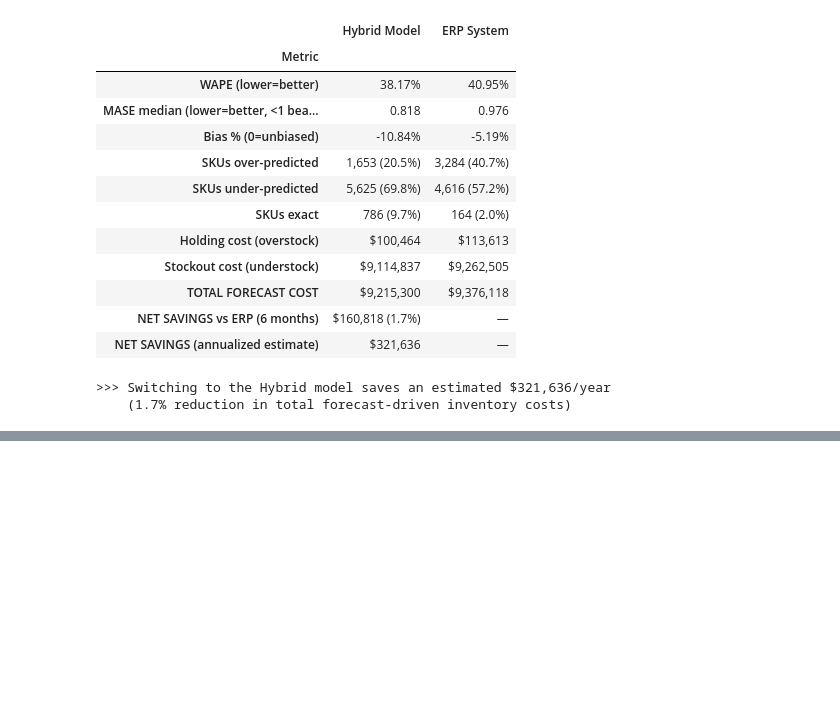
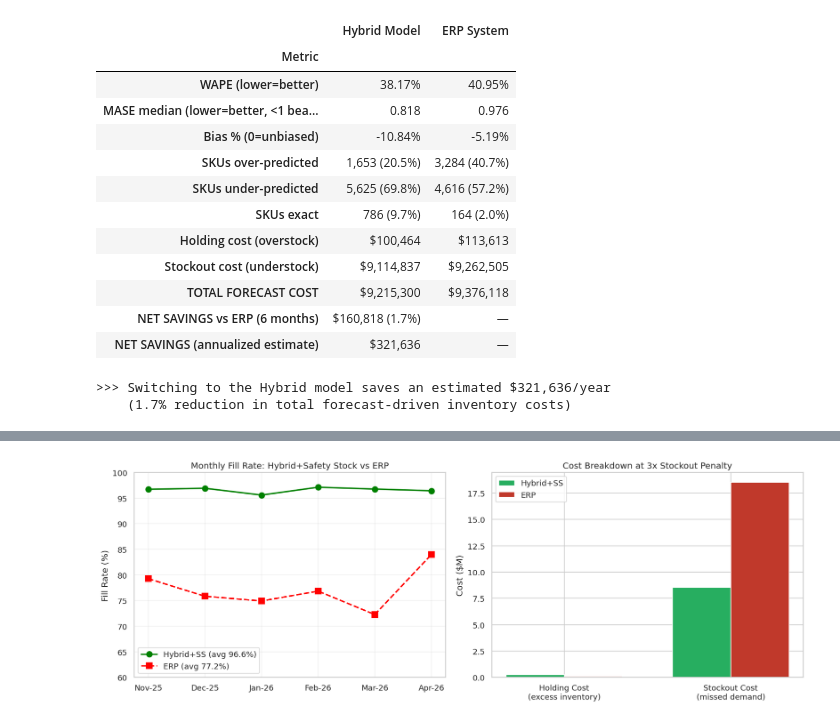
Before and after one commit to Maestro12345-hoax/gic, a Jupyter notebook: improved/final_v2.ipynb, the cells around one changed output, grey strips where cells are left out. Saved outputs shown, nothing was run; the diff lists cells and outputs as text; code cells hidden in the pictures; blank space fills up the shorter version.

```diff
--- a/improved/final_v2.ipynb
+++ b/improved/final_v2.ipynb
@@ -1464,0 +1597,16 @@ EXECUTIVE SUMMARY: Hybrid Model vs ERP System
+# %%
+print("FILL RATE: % of actual demand met")
+print(f"\n{'Month':<10} {'Hybrid+SS':<14} {'ERP':<14} {'Gap':<10}")
+print("-" * 48)
+avg_h_fill, avg_s_fill = 0, 0
+for j, t_idx in enumerate(TEST_INDICES):
+    mo = cal_months[t_idx].strftime("%b-%y")
+    h_fill = np.minimum(hybrid_augmented[:, j], actual_test[:, j]).sum() / max(actual_test[:, j].sum(), 1) * 100
+    s_fill = np.minimum(sys_test[:, j], actual_test[:, j]).sum() / max(actual_test[:, j].sum(), 1) * 100
+    avg_h_fill += h_fill; avg_s_fill += s_fill
+    print(f"{mo:<10} {h_fill:.1f}%{'':<8} {s_fill:.1f}%{'':<8} {h_fill-s_fill:+.1f}pp")
+
+avg_h_fill /= len(TEST_INDICES); avg_s_fill /= len(TEST_INDICES)
+print(f"{'AVERAGE':<10} {avg_h_fill:.1f}%{'':<8} {avg_s_fill:.1f}%{'':<8} {avg_h_fill-avg_s_fill:+.1f}pp")
+print(f"\n>>> Hybrid+SS achieves {avg_h_fill:.1f}% fill rate vs ERP's {avg_s_fill:.1f}%")
+print(f"    That's {avg_h_fill - avg_s_fill:.1f} percentage points BETTER service to customers")
@@ -1464,0 +1628,32 @@ EXECUTIVE SUMMARY: Hybrid Model vs ERP System
+# %%
+fig, axes = plt.subplots(1, 2, figsize=(14, 5))
+
+# Fill rate over time
+months_str = [cal_months[t].strftime("%b-%y") for t in TEST_INDICES]
+h_fills = [np.minimum(hybrid_augmented[:, j], actual_test[:, j]).sum() / max(actual_test[:, j].sum(), 1) * 100
+           for j in range(len(TEST_INDICES))]
+s_fills = [np.minimum(sys_test[:, j], actual_test[:, j]).sum() / max(actual_test[:, j].sum(), 1) * 100
+           for j in range(len(TEST_INDICES))]
+
+axes[0].plot(months_str, h_fills, "g-o", linewidth=2, markersize=8, label=f"Hybrid+SS (avg {avg_h_fill:.1f}%)")
+axes[0].plot(months_str, s_fills, "r--s", linewidth=2, markersize=8, label=f"ERP (avg {avg_s_fill:.1f}%)")
+axes[0].set_title("Monthly Fill Rate: Hybrid+Safety Stock vs ERP")
+axes[0].set_ylabel("Fill Rate (%)"); axes[0].legend(fontsize=11)
+axes[0].set_ylim(60, 100); axes[0].grid(True, alpha=0.3)
+
+# Cost comparison bar chart (at 3x stockout)
+h_hold_v = (np.maximum(hybrid_aug_errors, 0) * (cost * HOLDING_RATE).reshape(-1, 1)).sum()
+h_stock_v = (np.maximum(-hybrid_aug_errors, 0) * (cost * 3.0).reshape(-1, 1)).sum()
+s_hold_v = (np.maximum(sys_errors, 0) * (cost * HOLDING_RATE).reshape(-1, 1)).sum()
+s_stock_v = (np.maximum(-sys_errors, 0) * (cost * 3.0).reshape(-1, 1)).sum()
+
+x = np.arange(2); w = 0.35
+axes[1].bar(x - w/2, [h_hold_v/1e6, h_stock_v/1e6], w, label="Hybrid+SS", color=["#27ae60", "#27ae60"])
+axes[1].bar(x + w/2, [s_hold_v/1e6, s_stock_v/1e6], w, label="ERP", color=["#c0392b", "#c0392b"])
+axes[1].set_xticks(x); axes[1].set_xticklabels(["Holding Cost\n(excess inventory)", "Stockout Cost\n(missed demand)"])
+axes[1].set_ylabel("Cost ($M)"); axes[1].set_title("Cost Breakdown at 3x Stockout Penalty")
+axes[1].legend(fontsize=11)
+
+plt.tight_layout(); plt.show()
+# %% [output]
+[figure, added]
```
Also changed, not shown: parts of 10 cells of this notebook.
